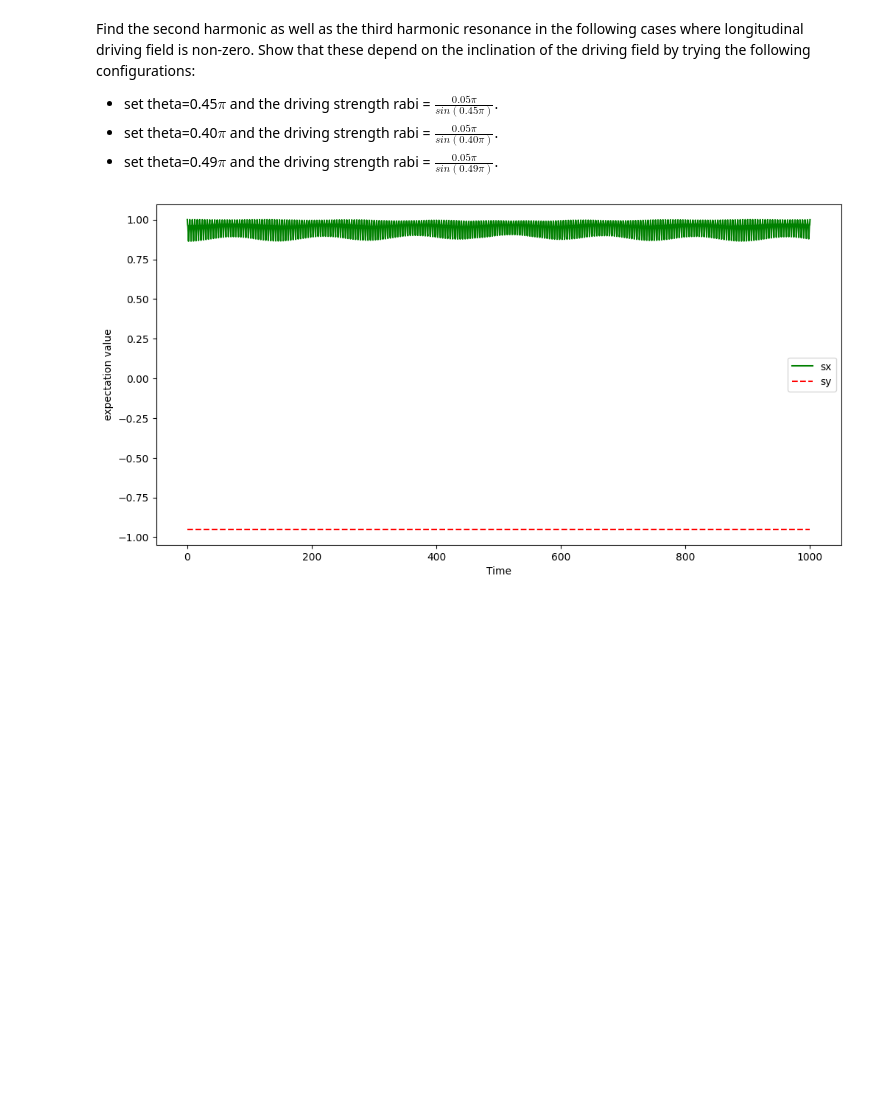
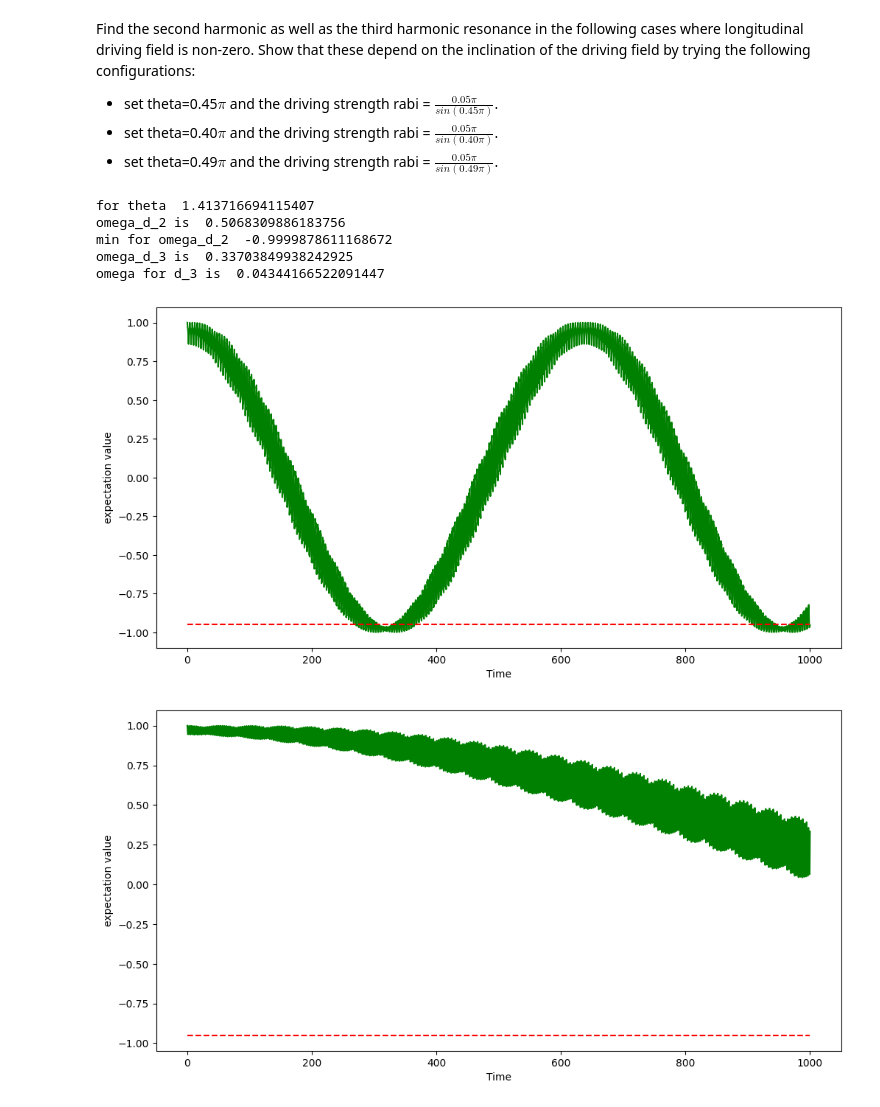
Before and after one commit to lchladek/subharmonic-resonances, a Jupyter notebook: transversal_vs_nonotransversal.ipynb, the cells around one changed output. Saved outputs shown, nothing was run; the diff lists cells and outputs as text; code cells hidden in the pictures; blank space fills up the shorter version.

```diff
--- a/transversal_vs_nonotransversal.ipynb
+++ b/transversal_vs_nonotransversal.ipynb
@@ -109,26 +193,72 @@ Show that these depend on the inclination of the driving field by trying the fol
 * set theta=0.49$\pi$ and the driving strength rabi = $\frac{0.05 \pi}{sin(0.49\pi)}$.
 # %%
 theta = 0.45*np.pi
-rabi   = 0.05 * np.pi/np.sin(theta)   # drive amplitude
+rabi = 0.05 * np.pi/np.sin(theta)   # drive amplitude
 omega_d = 1.0 * np.pi * 0.5   # drive frequency
-
 omega_0 = 1.0 * np.pi   # resonance frequency
-
 g2 = 0.0
 g1 = 0.0
+min_sz_2 = 1.0
+min_sz_array_2 = []
 
-# intial state
-psi0 = basis(2,0)
+omega_d_2 = 1.0 * np.pi* 0.5
+delta_2 = 0.05 * omega_d_2# should i divide by pi?
+for om in np.arange(omega_d_2 - delta_2, omega_d_2 + delta_2, 0.001):
+    # intial state
+    psi0 = basis(2,0)
 
-tlist = np.linspace(0,1000,2000) # time list
+    tlist = np.linspace(0,1000,2000) # time list
 
-_, _, sz_brwa_d = qubit_integrate_labframe(omega_0, omega_d, rabi, theta, psi0,"me", g1, g2)
+    _, _, sz_brwa_d = qubit_integrate_labframe(omega_0, om, rabi, theta, psi0,"me", g1, g2)
+    if np.min(np.real(sz_brwa_d)) <min_sz_2:
+        min_sz_2 = np.min(np.real(sz_brwa_d))
+        min_sz_array_2 = sz_brwa_d
+        omega_d = om
+
+omega_d_2 = omega_d
+print("for theta ", theta)
+print("omega_d_2 is ", omega_d_2/np.pi)
+print("min for omega_d_2 ", np.min(min_sz_array_2))
+
+
+
+omega_d = 1.0 * np.pi
+omega_d_3 = 1.0 * np.pi/3
+delta_3 = 0.05 * omega_d_3# should i divide by pi?
+min_sz_3 = 1.0
+min_sz_array_3 = []
+for om in np.arange(omega_d_3 - delta_3, omega_d_3 + delta_3, 0.001):
+    # intial state
+    psi0 = basis(2,0)
+
+    tlist = np.linspace(0,1000,2000) # time list
+
+    _, _, sz_brwa_d = qubit_integrate_labframe(omega_0, om, rabi, theta, psi0,"me", g1, g2)
+    if np.min(np.real(sz_brwa_d)) <min_sz_3:
+        min_sz_3 = np.min(np.real(sz_brwa_d))
+        min_sz_array_3 = sz_brwa_d
+        omega_d = om
+
+omega_d_3 = omega_d
+print("omega_d_3 is ", omega_d_3/np.pi)
+print("min for omega_d_3 is ", np.min(min_sz_array_3))
 
 fig, ax = plt.subplots(figsize=(12,6))
-ax.plot(tlist, np.real(sz_brwa_d), 'g')
+ax.plot(tlist, np.real(min_sz_array_2), 'g')
 ax.plot((np.min(tlist),np.max(tlist)),(-0.95, -0.95), 'r--' )
-ax.legend(("sx", "sy", "sz"))
 ax.set_xlabel('Time')
 ax.set_ylabel('expectation value');
+
+fig, ax = plt.subplots(figsize=(12,6))
+ax.plot(tlist, np.real(min_sz_array_3), 'g')
+ax.plot((np.min(tlist),np.max(tlist)),(-0.95, -0.95), 'r--' )
+ax.set_xlabel('Time')
+ax.set_ylabel('expectation value');
 # %% [output]
+for theta  1.413716694115407
+omega_d_2 is  0.5068309886183756
+min for omega_d_2  -0.9999878611168672
+omega_d_3 is  0.33703849938242925
+omega for d_3 is  0.04344166522091447
-[figure, old version]
+[figure, new version]
+[figure, added]
```
Also changed, not shown: parts of 6 cells of this notebook.
